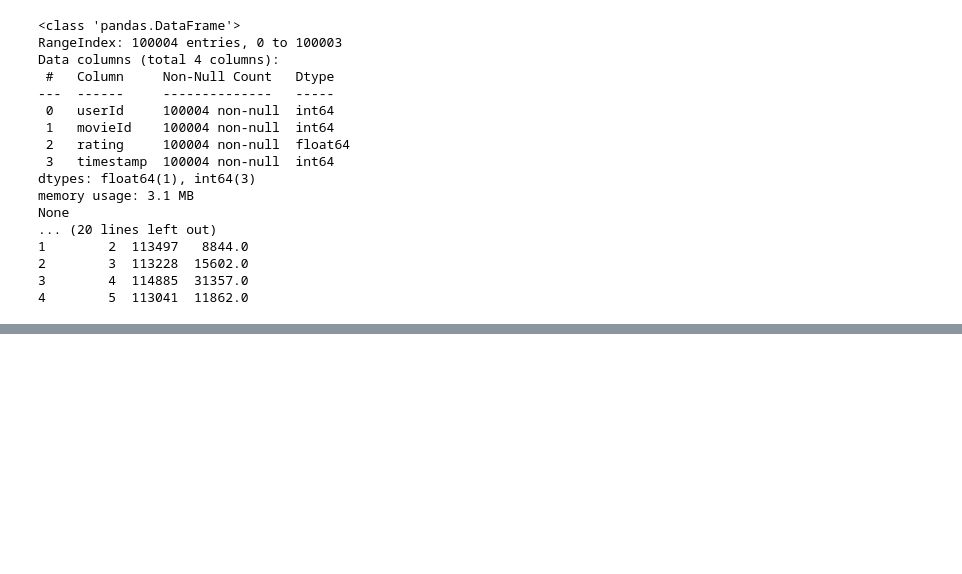
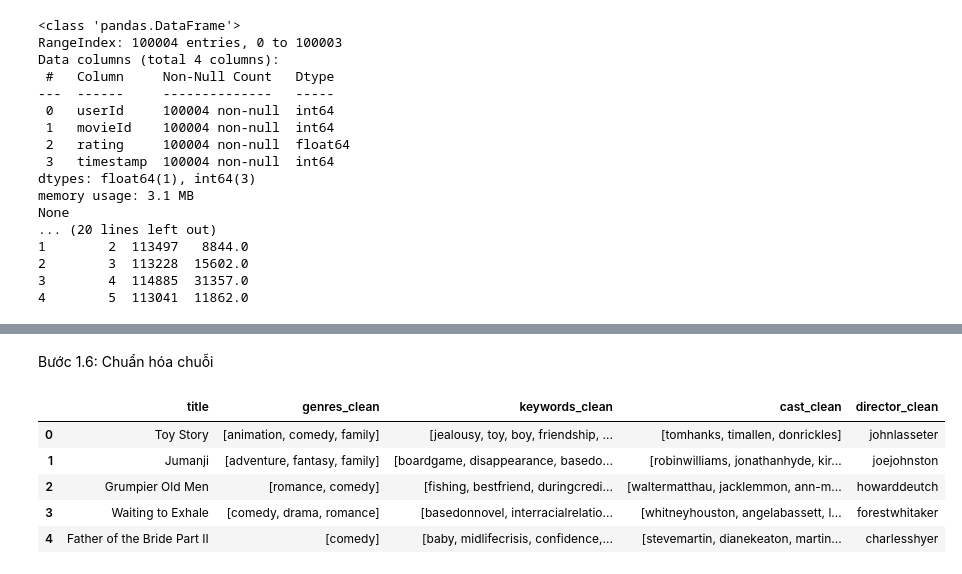
Before and after one commit to nguyenlongCS/Movie_Recommend_System, a Jupyter notebook: notebooks/01_data_cleaning.ipynb, the cells around one changed output, grey strips where cells are left out. Saved outputs shown, nothing was run; the diff lists cells and outputs as text; code cells hidden in the pictures; blank space fills up the shorter version.

```diff
--- a/notebooks/01_data_cleaning.ipynb
+++ b/notebooks/01_data_cleaning.ipynb
@@ -126,0 +174,7 @@ None
+# %%
+# Merge movies + credits + keywords theo id
+df = movies_clean.merge(credits_clean, on='id', how='left')
+df = df.merge(keywords_clean, on='id', how='left')
+
+print("Sau khi merge:", df.shape)
+df.isnull().sum()[['cast', 'crew', 'keywords']] if 'cast' in df.columns else print("kiểm tra tên cột")
@@ -126,0 +316,9 @@ None
+# %%
+# Ép kiểu số cho popularity
+df_final['popularity'] = pd.to_numeric(df_final['popularity'], errors='coerce')
+print("popularity lỗi ép kiểu (NaN mới sinh ra):", df_final['popularity'].isnull().sum())
+
+# Ép kiểu ngày tháng cho release_date, tách năm
+df_final['release_date'] = pd.to_datetime(df_final['release_date'], errors='coerce')
+df_final['release_year'] = df_final['release_date'].dt.year
+print("release_date lỗi ép kiểu:", df_final['release_date'].isnull().sum())
@@ -126,0 +349,21 @@ None
+# %% [markdown]
+Bước 1.6: Chuẩn hóa chuỗi
+# %%
+# Chuẩn hóa: nối tên riêng thành 1 từ (tránh "Tom Hanks" và "Tom Cruise" bị chung token "Hanks"/"Cruise"),
+# chuyển về chữ thường, bỏ khoảng trắng thừa
+def clean_token_list(lst):
+    return [str(x).replace(' ', '').strip().lower() for x in lst]
+
+df_final['genres_clean'] = df_final['genres_list'].apply(clean_token_list)
+df_final['keywords_clean'] = df_final['keywords_list'].apply(clean_token_list)
+df_final['cast_clean'] = df_final['cast_list'].apply(clean_token_list)
+df_final['director_clean'] = df_final['director'].apply(lambda x: str(x).replace(' ', '').strip().lower())
+
+df_final[['title', 'genres_clean', 'keywords_clean', 'cast_clean', 'director_clean']].head(5)
+# %% [output]
+|  | title | genres_clean | keywords_clean | cast_clean | director_clean |
+| 0 | Toy Story | [animation, comedy, family] | [jealousy, toy, boy, friendship, ... | [tomhanks, timallen, donrickles] | johnlasseter |
+| 1 | Jumanji | [adventure, fantasy, family] | [boardgame, disappearance, basedo... | [robinwilliams, jonathanhyde, kir... | joejohnston |
+| 2 | Grumpier Old Men | [romance, comedy] | [fishing, bestfriend, duringcredi... | [waltermatthau, jacklemmon, ann-m... | howarddeutch |
+| 3 | Waiting to Exhale | [comedy, drama, romance] | [basedonnovel, interracialrelatio... | [whitneyhouston, angelabassett, l... | forestwhitaker |
+| 4 | Father of the Bride Part II | [comedy] | [baby, midlifecrisis, confidence,... | [stevemartin, dianekeaton, martin... | charlesshyer |
```
Also changed, not shown: parts of 22 cells of this notebook, 1 other file.
